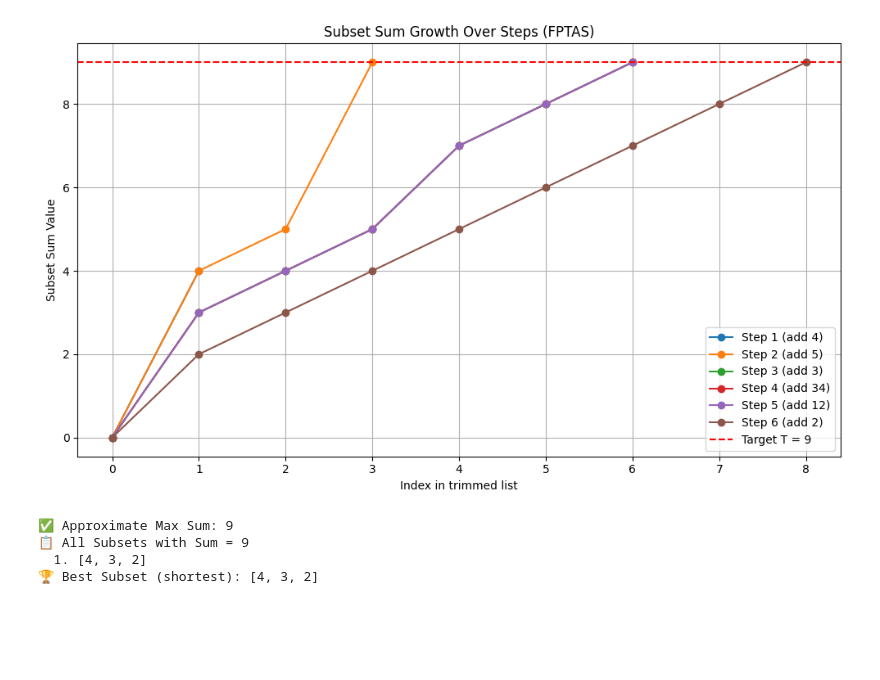
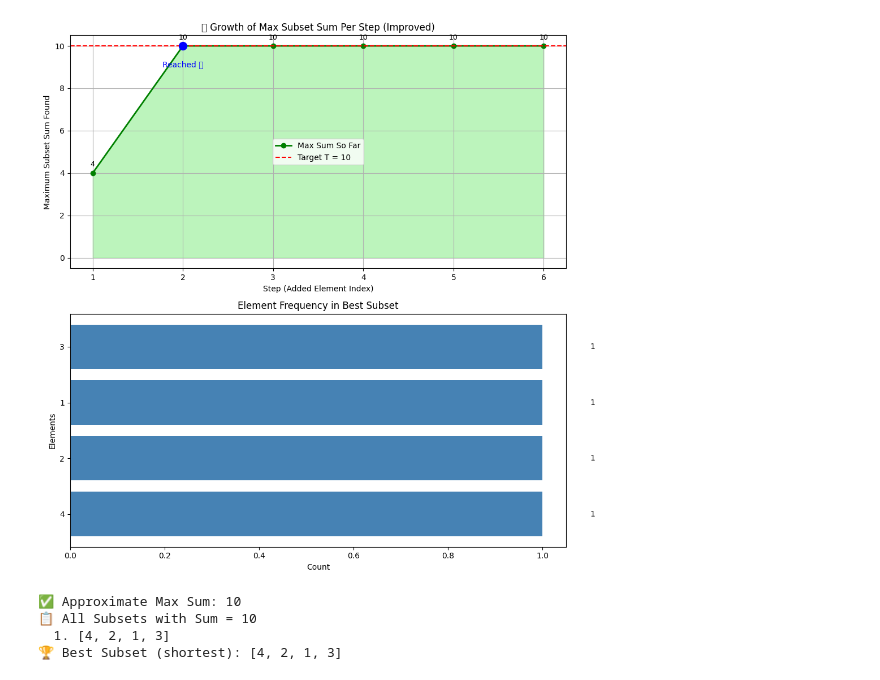
Before and after one commit to rahulbabu7/Advanced_Data_Structure_Micro_Project, a Jupyter notebook: subset_sum_problem.ipynb, the cells around one changed output. Cells and saved outputs as stored; diff of their text form; code cells hidden in the pictures; blank space fills up the shorter version.

```diff
--- a/subset_sum_problem.ipynb
+++ b/subset_sum_problem.ipynb
@@ -1,5 +1,8 @@
 # %%
 import matplotlib.pyplot as plt
+import matplotlib.cm as cm
+import numpy as np
+from collections import Counter
 
 
 def subset_sum_fptas_full(S, T, epsilon=0.01, show_graph=True):
@@ -20,7 +23,8 @@ def subset_sum_fptas_full(S, T, epsilon=0.01, show_graph=True):
     best_subset = min(valid_subsets, key=len)
 
     if show_graph:
-        plot_fptas_growth(all_steps, T)
+        plot_better_graphs(S, all_steps, max_sum, best_subset, T)
+
 
     return max_sum, valid_subsets, best_subset
 # %%
@@ -46,20 +98,20 @@ def plot_fptas_growth (all_steps, T):
     plt.tight_layout()
     plt.show()
 # %%
-S = [4, 5, 3, 34, 12, 2]
-T = 9
+S = [4, 10, 2,1, 12, 3]
+T = 10
 epsilon = 0.01
 
 max_sum, valid_subsets, best_subset = subset_sum_fptas_full(S, T, epsilon)
 
 print("✅ Approximate Max Sum:", max_sum)
 print("📋 All Subsets with Sum =", max_sum)
 for i, subset in enumerate(valid_subsets, 1):
     print(f"  {i}. {subset}")
 print("🏆 Best Subset (shortest):", best_subset)
 # %% [output]
-[figure, old version]
+[figure, new version]
-✅ Approximate Max Sum: 9
-📋 All Subsets with Sum = 9
-  1. [4, 3, 2]
-🏆 Best Subset (shortest): [4, 3, 2]
+✅ Approximate Max Sum: 10
+📋 All Subsets with Sum = 10
+  1. [4, 2, 1, 3]
+🏆 Best Subset (shortest): [4, 2, 1, 3]
```
Also changed, not shown: parts of 2 cells of this notebook, 1 other file.
